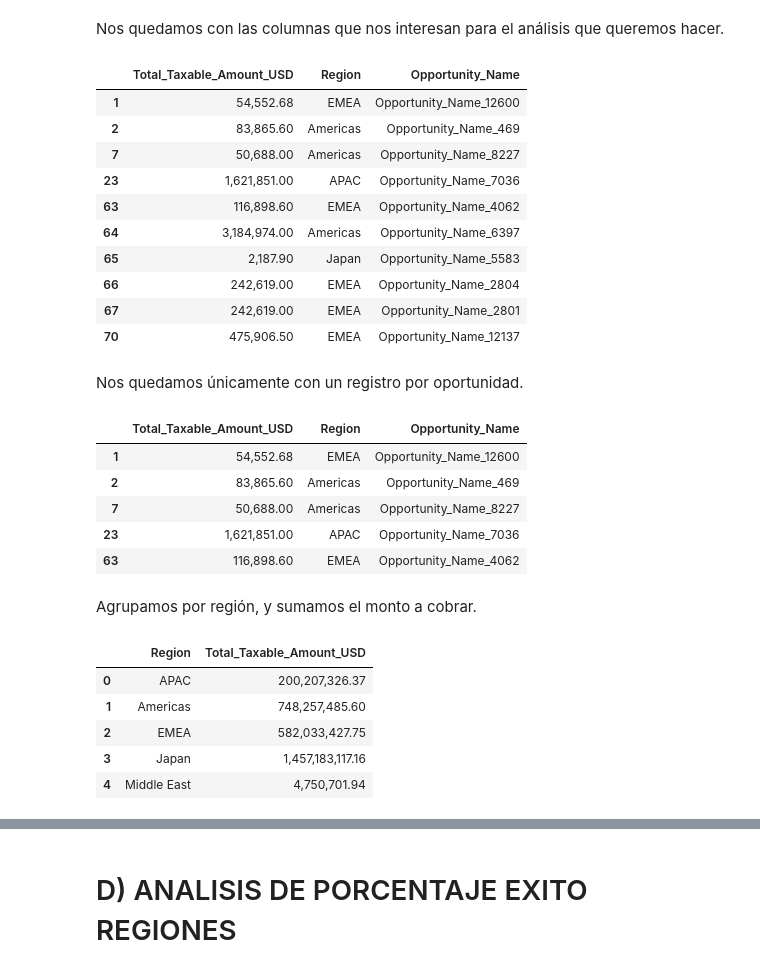
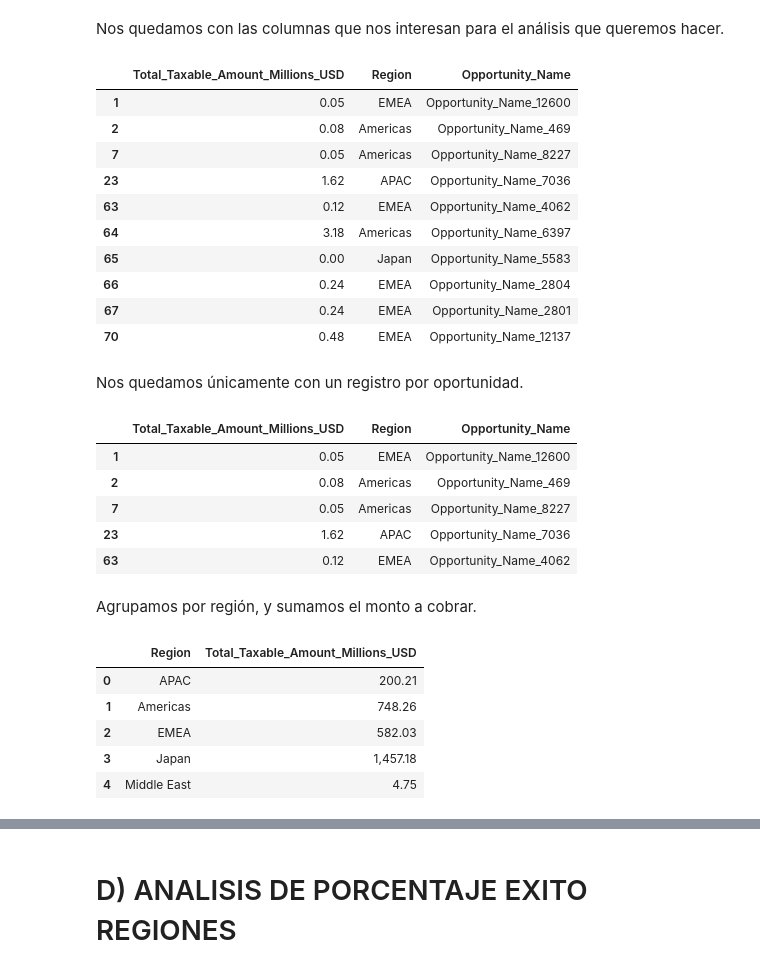
Before and after one commit to FerFabbiano/tp1-OrganizacionDeDatos, a Jupyter notebook: TP1_OrgaDeDatos.ipynb, the cells around one changed output, grey strips where cells are left out. Saved outputs shown, nothing was run; the diff lists cells and outputs as text; code cells hidden in the pictures.

Commit message:
mejora en el plot de total amount en USd

```diff
--- a/TP1_OrgaDeDatos.ipynb
+++ b/TP1_OrgaDeDatos.ipynb
@@ -258,6 +266,8 @@ grouped_by_oportunity_name.nlargest(10, 'Total_Taxable_Amount')
 df_closed_won = entrenamientoDf[entrenamientoDf['Stage']=='Closed Won']
 # %%
 df_closed_won['Total_Taxable_Amount_USD'] = (df_closed_won['ASP_(converted)'] / df_closed_won['ASP']) * (df_closed_won['Total_Taxable_Amount'])
+df_closed_won['Total_Taxable_Amount_Millions_USD'] = df_closed_won['Total_Taxable_Amount_USD'] / 10**6
+df_closed_won['Total_Taxable_Amount_Millions_USD']
 # %% [output]
 A value is trying to be set on a copy of a slice from a DataFrame.
 Try using .loc[row_indexer,col_indexer] = value instead
@@ -402,21 +430,21 @@ dfAux
 # %% [markdown]
 Nos quedamos con las columnas que nos interesan para el análisis que queremos hacer.
 # %%
-closedWonShorted = df_closed_won[['Total_Taxable_Amount_USD','Region','Opportunity_Name']]
+closedWonShorted = df_closed_won[['Total_Taxable_Amount_Millions_USD','Region','Opportunity_Name']]
 # %%
 closedWonShorted.head(10)
 # %% [output]
-|  | Total_Taxable_Amount_USD | Region | Opportunity_Name |
-| 1 | 54,552.68 | EMEA | Opportunity_Name_12600 |
-| 2 | 83,865.60 | Americas | Opportunity_Name_469 |
-| 7 | 50,688.00 | Americas | Opportunity_Name_8227 |
-| 23 | 1,621,851.00 | APAC | Opportunity_Name_7036 |
-| 63 | 116,898.60 | EMEA | Opportunity_Name_4062 |
-| 64 | 3,184,974.00 | Americas | Opportunity_Name_6397 |
-| 65 | 2,187.90 | Japan | Opportunity_Name_5583 |
-| 66 | 242,619.00 | EMEA | Opportunity_Name_2804 |
-| 67 | 242,619.00 | EMEA | Opportunity_Name_2801 |
-| 70 | 475,906.50 | EMEA | Opportunity_Name_12137 |
+|  | Total_Taxable_Amount_Millions_USD | Region | Opportunity_Name |
+| 1 | 0.05 | EMEA | Opportunity_Name_12600 |
+| 2 | 0.08 | Americas | Opportunity_Name_469 |
+| 7 | 0.05 | Americas | Opportunity_Name_8227 |
+| 23 | 1.62 | APAC | Opportunity_Name_7036 |
+| 63 | 0.12 | EMEA | Opportunity_Name_4062 |
+| 64 | 3.18 | Americas | Opportunity_Name_6397 |
+| 65 | 0.00 | Japan | Opportunity_Name_5583 |
+| 66 | 0.24 | EMEA | Opportunity_Name_2804 |
+| 67 | 0.24 | EMEA | Opportunity_Name_2801 |
+| 70 | 0.48 | EMEA | Opportunity_Name_12137 |
 # %% [markdown]
 Nos quedamos únicamente con un registro por oportunidad.
 # %%
@@ -424,22 +452,22 @@ closedWonNoDuplicates = closedWonShorted.drop_duplicates(subset='Opportunity_Nam
 # %%
 closedWonNoDuplicates.head()
 # %% [output]
-|  | Total_Taxable_Amount_USD | Region | Opportunity_Name |
-| 1 | 54,552.68 | EMEA | Opportunity_Name_12600 |
-| 2 | 83,865.60 | Americas | Opportunity_Name_469 |
-| 7 | 50,688.00 | Americas | Opportunity_Name_8227 |
-| 23 | 1,621,851.00 | APAC | Opportunity_Name_7036 |
-| 63 | 116,898.60 | EMEA | Opportunity_Name_4062 |
+|  | Total_Taxable_Amount_Millions_USD | Region | Opportunity_Name |
+| 1 | 0.05 | EMEA | Opportunity_Name_12600 |
+| 2 | 0.08 | Americas | Opportunity_Name_469 |
+| 7 | 0.05 | Americas | Opportunity_Name_8227 |
+| 23 | 1.62 | APAC | Opportunity_Name_7036 |
+| 63 | 0.12 | EMEA | Opportunity_Name_4062 |
 # %% [markdown]
 Agrupamos por región, y sumamos el monto a cobrar.
 # %%
-closedWonGroupedRegion = closedWonNoDuplicates.groupby('Region').agg({'Total_Taxable_Amount_USD':'sum'})
+closedWonGroupedRegion = closedWonNoDuplicates.groupby('Region').agg({'Total_Taxable_Amount_Millions_USD':'sum'})
 closedWonGroupedRegion = closedWonGroupedRegion.reset_index()
 closedWonGroupedRegion
 # %% [output]
-|  | Region | Total_Taxable_Amount_USD |
-| 0 | APAC | 200,207,326.37 |
-| 1 | Americas | 748,257,485.60 |
-| 2 | EMEA | 582,033,427.75 |
-| 3 | Japan | 1,457,183,117.16 |
-| 4 | Middle East | 4,750,701.94 |
+|  | Region | Total_Taxable_Amount_Millions_USD |
+| 0 | APAC | 200.21 |
+| 1 | Americas | 748.26 |
+| 2 | EMEA | 582.03 |
+| 3 | Japan | 1,457.18 |
+| 4 | Middle East | 4.75 |
```
Also changed, not shown: parts of 12 cells of this notebook, 1 other file.
